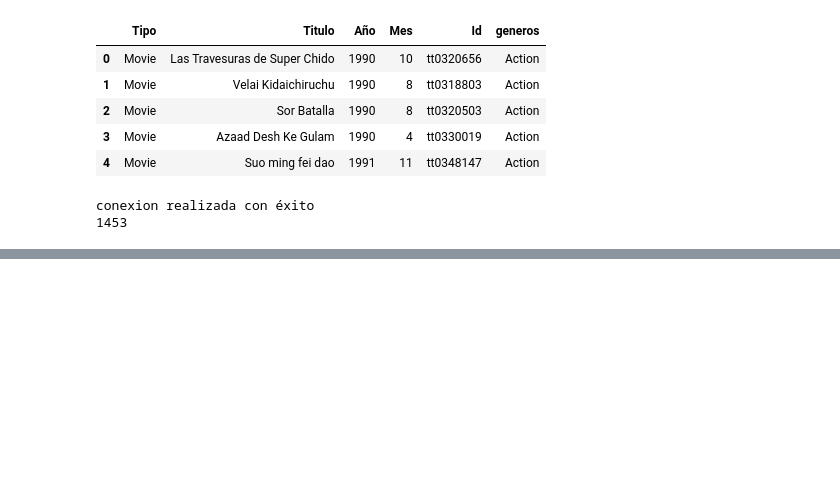
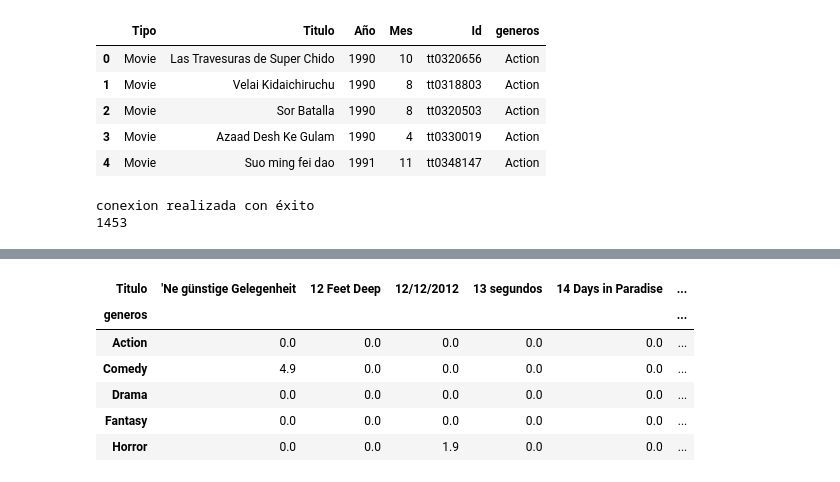
Before and after one commit to santiagorodriguez-dev/proyecto-cinemanalytics, a Jupyter notebook: notebooks/02_bd.ipynb, the cells around one changed output, grey strips where cells are left out. Cells and saved outputs as stored; diff of their text form; code cells hidden in the pictures; blank space fills up the shorter version.

Commit message:
recomendacion rating / pelicula.

```diff
--- a/notebooks/02_bd.ipynb
+++ b/notebooks/02_bd.ipynb
@@ -157,0 +186,11 @@ conexion realizada con éxito
+# %%
+userRatings = df_collab.pivot_table(index=['generos'],columns=['Titulo'],values='cali_imdb').fillna(0)
+userRatings.head()
+# %% [output]
+| Titulo | 'Ne günstige Gelegenheit | 12 Feet Deep | 12/12/2012 | 13 segundos | 14 Days in Paradise | ... |
+| generos |  |  |  |  |  | ... |
+| Action | 0.0 | 0.0 | 0.0 | 0.0 | 0.0 | ... |
+| Comedy | 4.9 | 0.0 | 0.0 | 0.0 | 0.0 | ... |
+| Drama | 0.0 | 0.0 | 0.0 | 0.0 | 0.0 | ... |
+| Fantasy | 0.0 | 0.0 | 0.0 | 0.0 | 0.0 | ... |
+| Horror | 0.0 | 0.0 | 1.9 | 0.0 | 0.0 | ... |
```
Also changed, not shown: parts of 4 cells of this notebook.
